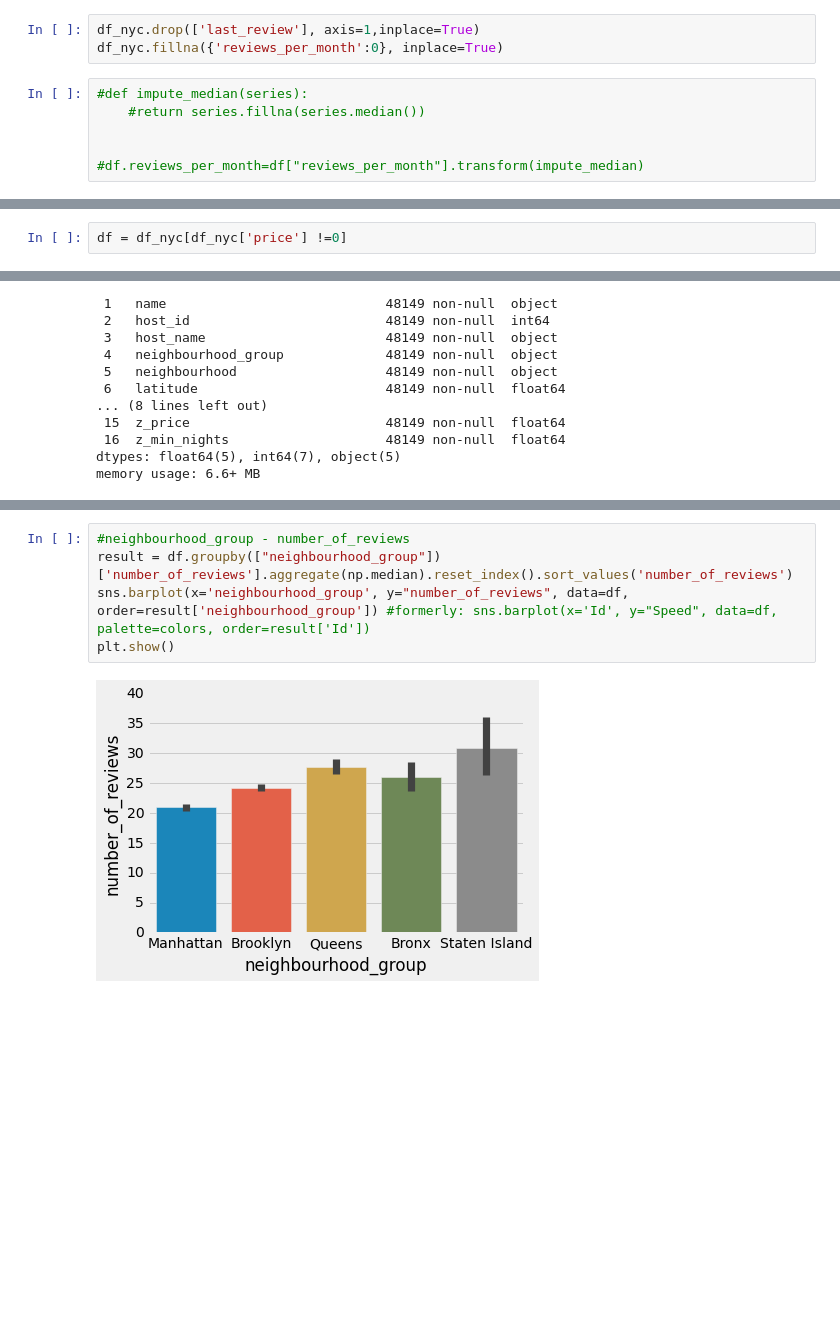
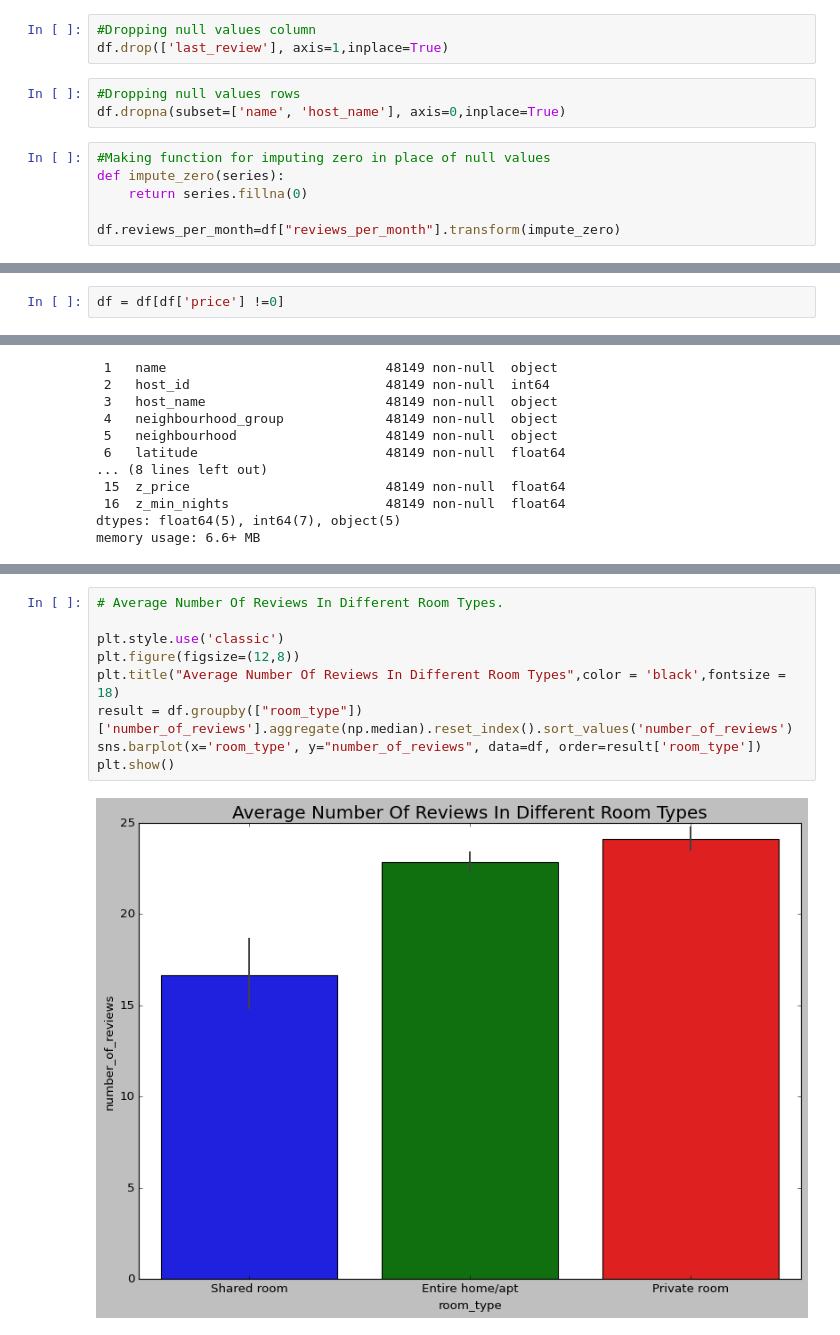
Before and after one commit to RajaChowdhury/Airbnb-Bookings-Analysis, a Jupyter notebook: MY_Airbnb_Bookings_Analysis_Capstone_Project.ipynb, the cells around one changed output, grey strips where cells are left out. Saved outputs shown, nothing was run; the diff lists cells and outputs as text; blank space fills up the shorter version.

```diff
--- a/MY_Airbnb_Bookings_Analysis_Capstone_Project.ipynb
+++ b/MY_Airbnb_Bookings_Analysis_Capstone_Project.ipynb
@@ -208,10 +207,13 @@ As we can see there are some Null Values in **host_name**, **name** , **last_rev
 # %%
-df_nyc.drop(['last_review'], axis=1,inplace=True)
-df_nyc.fillna({'reviews_per_month':0}, inplace=True)
+#Dropping null values column
+df.drop(['last_review'], axis=1,inplace=True)
+# %%
+#Dropping null values rows
+df.dropna(subset=['name', 'host_name'], axis=0,inplace=True)
 # %%
-#def impute_median(series):
-    #return series.fillna(series.median())
+#Making function for imputing zero in place of null values
+def impute_zero(series):
+    return series.fillna(0)
 
-
-#df.reviews_per_month=df["reviews_per_month"].transform(impute_median)
+df.reviews_per_month=df["reviews_per_month"].transform(impute_zero)
 # %%
@@ -242,4 +247,4 @@ df_nyc[df_nyc.price==0].shape
 # %% [markdown]
 We can clearly see the total of eleven entries need to be drop whose price is 0 so going forward excluding those entries having price = 0
 # %%
-df = df_nyc[df_nyc['price'] !=0]
+df = df[df['price'] !=0]
@@ -429,7 +493,11 @@ plt.show()
 # %%
-#neighbourhood_group - number_of_reviews
-result = df.groupby(["neighbourhood_group"])['number_of_reviews'].aggregate(np.median).reset_index().sort_values('number_of_reviews')
-sns.barplot(x='neighbourhood_group', y="number_of_reviews", data=df, order=result['neighbourhood_group']) #formerly: sns.barplot(x='Id', y="Speed", data=df, palette=colors, order=result['Id'])
+# Average Number Of Reviews In Different Room Types.
+
+plt.style.use('classic')
+plt.figure(figsize=(12,8))
+plt.title("Average Number Of Reviews In Different Room Types",color = 'black',fontsize = 18)
+result = df.groupby(["room_type"])['number_of_reviews'].aggregate(np.median).reset_index().sort_values('number_of_reviews')
+sns.barplot(x='room_type', y="number_of_reviews", data=df, order=result['room_type'])
 plt.show()
 # %% [output]
-[figure, old version]
+[figure, new version]
```
Also changed, not shown: parts of 66 cells of this notebook.
